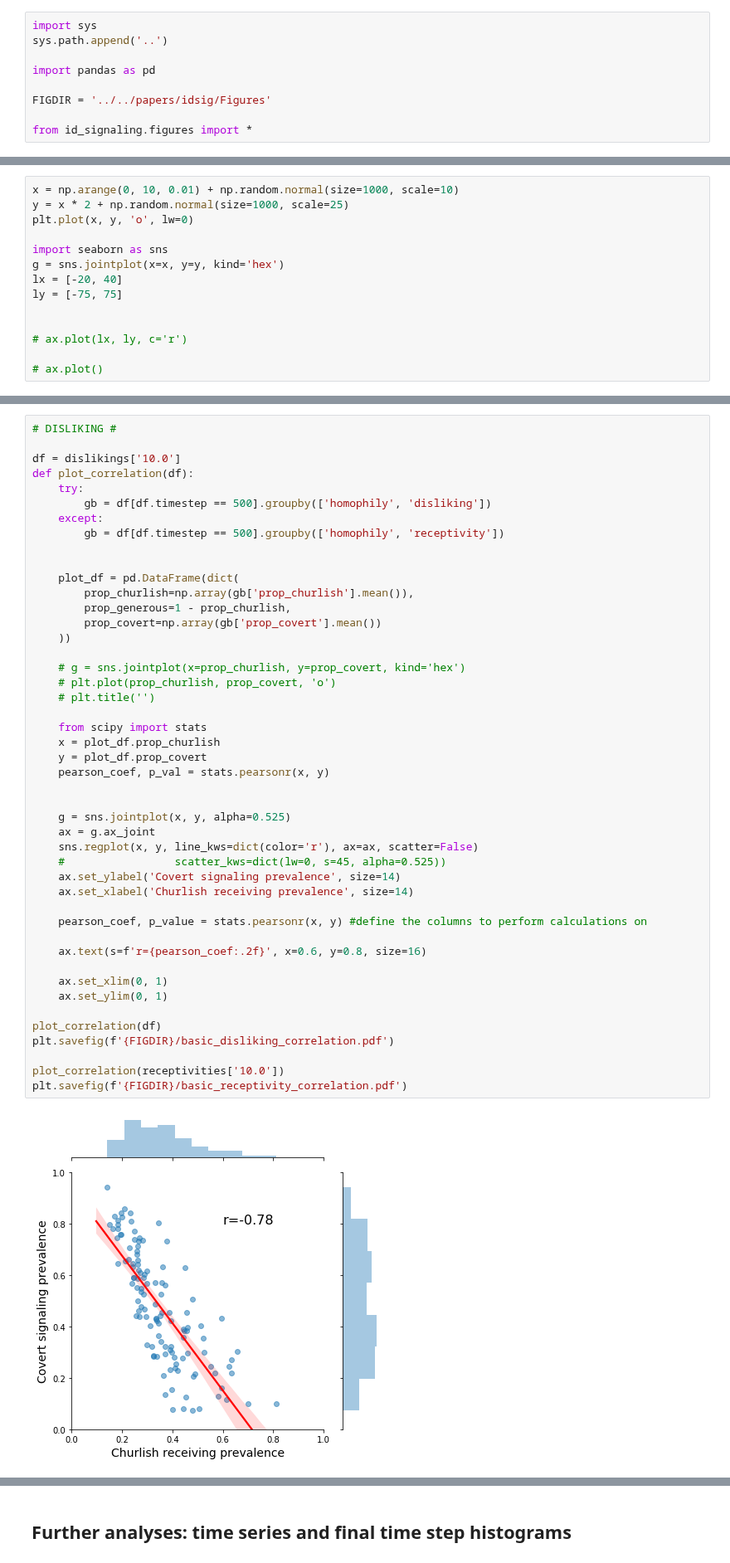
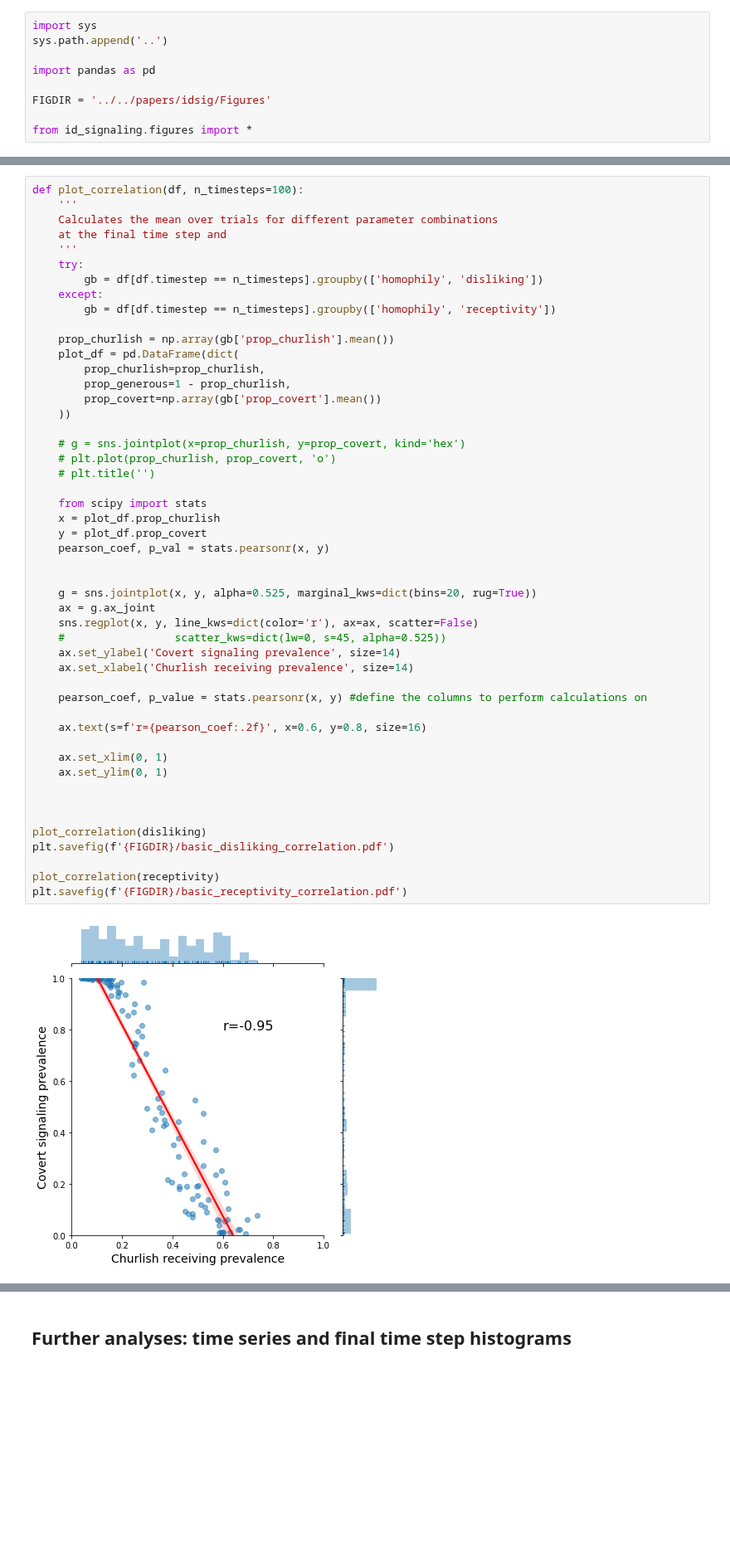
Before and after one commit to mt-digital/identity-signaling, a Jupyter notebook: notebooks/Basic.ipynb, the cells around one changed output, grey strips where cells are left out. Shown at 83% size. Drawn from its saved outputs; the diff is of its cells as text; blank space fills up the shorter version.

```diff
--- a/notebooks/Basic.ipynb
+++ b/notebooks/Basic.ipynb
@@ -94,14 +65,0 @@ Here we want to understand the how covert signaling evolves with churlish receiv
-# %%
-x = np.arange(0, 10, 0.01) + np.random.normal(size=1000, scale=10)
-y = x * 2 + np.random.normal(size=1000, scale=25)
-plt.plot(x, y, 'o', lw=0)
-
-import seaborn as sns
-g = sns.jointplot(x=x, y=y, kind='hex')
-lx = [-20, 40]
-ly = [-75, 75]
-
-
-# ax.plot(lx, ly, c='r')
-
-# ax.plot()
@@ -123,50 +69,53 @@ will have the same magnitude slope but negative.
 
 This needs to be done for both the disliking and receptivity experiments.
 # %%
-# DISLIKING #
+def plot_correlation(df, n_timesteps=100):
+    '''
+    Calculates the mean over trials for different parameter combinations
+    at the final time step and
+    '''
+    try:
+        gb = df[df.timestep == n_timesteps].groupby(['homophily', 'disliking'])
+    except:
+        gb = df[df.timestep == n_timesteps].groupby(['homophily', 'receptivity'])
 
-df = dislikings['10.0']
-def plot_correlation(df):
-    try:
-        gb = df[df.timestep == 500].groupby(['homophily', 'disliking'])
-    except:
-        gb = df[df.timestep == 500].groupby(['homophily', 'receptivity'])
-
-
+    prop_churlish = np.array(gb['prop_churlish'].mean())
     plot_df = pd.DataFrame(dict(
-        prop_churlish=np.array(gb['prop_churlish'].mean()),
+        prop_churlish=prop_churlish,
         prop_generous=1 - prop_churlish,
         prop_covert=np.array(gb['prop_covert'].mean())
     ))
 
     # g = sns.jointplot(x=prop_churlish, y=prop_covert, kind='hex')
     # plt.plot(prop_churlish, prop_covert, 'o')
     # plt.title('')
 
     from scipy import stats
     x = plot_df.prop_churlish
     y = plot_df.prop_covert
     pearson_coef, p_val = stats.pearsonr(x, y)
 
 
-    g = sns.jointplot(x, y, alpha=0.525)
+    g = sns.jointplot(x, y, alpha=0.525, marginal_kws=dict(bins=20, rug=True))
     ax = g.ax_joint
     sns.regplot(x, y, line_kws=dict(color='r'), ax=ax, scatter=False)
     #                 scatter_kws=dict(lw=0, s=45, alpha=0.525))
     ax.set_ylabel('Covert signaling prevalence', size=14)
     ax.set_xlabel('Churlish receiving prevalence', size=14)
 
     pearson_coef, p_value = stats.pearsonr(x, y) #define the columns to perform calculations on
 
     ax.text(s=f'r={pearson_coef:.2f}', x=0.6, y=0.8, size=16)
 
     ax.set_xlim(0, 1)
     ax.set_ylim(0, 1)
 
-plot_correlation(df)
+
+
+plot_correlation(disliking)
 plt.savefig(f'{FIGDIR}/basic_disliking_correlation.pdf')
 
-plot_correlation(receptivities['10.0'])
+plot_correlation(receptivity)
 plt.savefig(f'{FIGDIR}/basic_receptivity_correlation.pdf')
 # %% [output]
-[figure, old version]
+[figure, new version]
```
Also changed, not shown: parts of 10 cells of this notebook, 4 other files.
